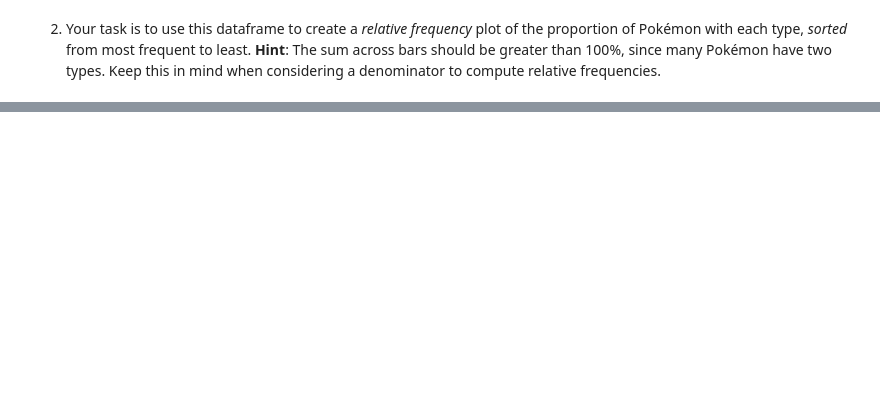
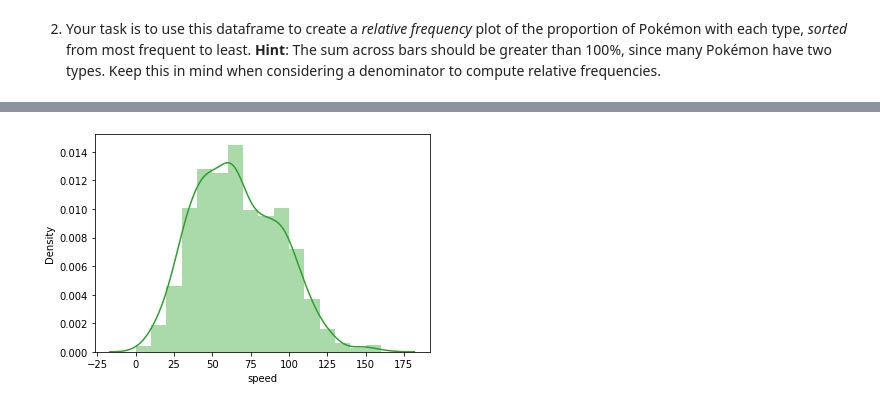
Before and after one commit to Mugi-JB/aws_ml, a Jupyter notebook: Bar_Chart_Practice.ipynb, the cells around one changed output, grey strips where cells are left out. Saved outputs shown, nothing was run; the diff lists cells and outputs as text; code cells hidden in the pictures; blank space fills up the shorter version.

```diff
--- a/Bar_Chart_Practice.ipynb
+++ b/Bar_Chart_Practice.ipynb
@@ -166,0 +194,6 @@ Name: generation_id, dtype: int64
+# %%
+#plotting a histogram using seaborn
+bins = np.arange(0,pokemon['speed'].max()+10,10)
+sb.distplot(pokemon['speed'],bins=bins, kde=True, color=sb.color_palette()[2]);
+# %% [output]
+[figure, added]
```
Also changed, not shown: parts of 9 cells of this notebook.
